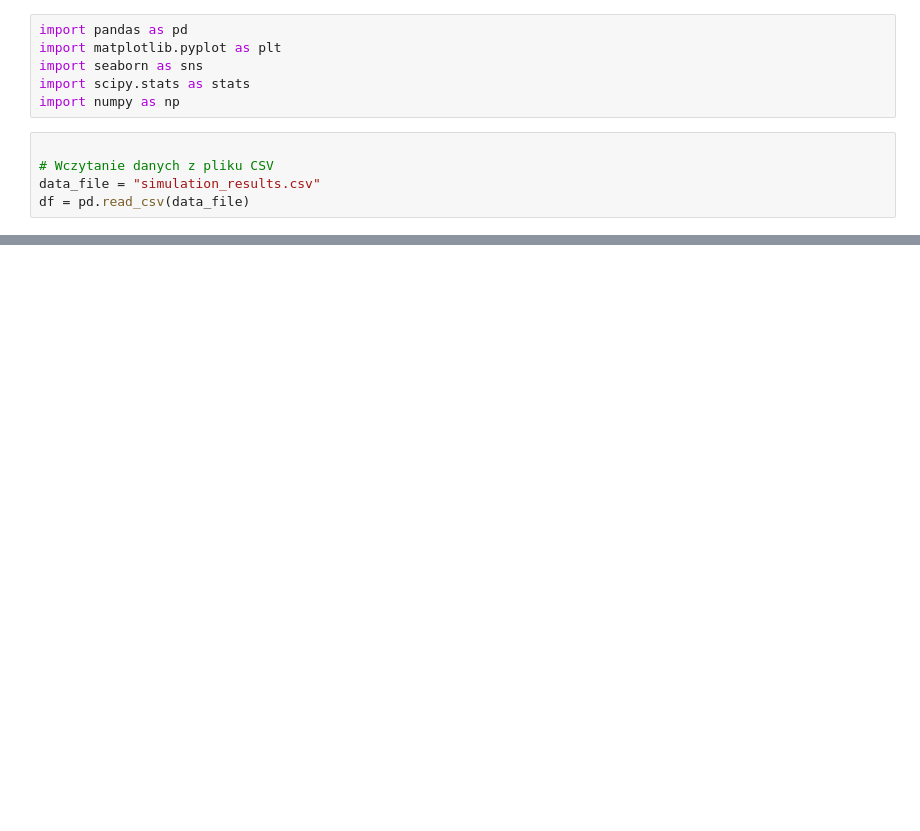
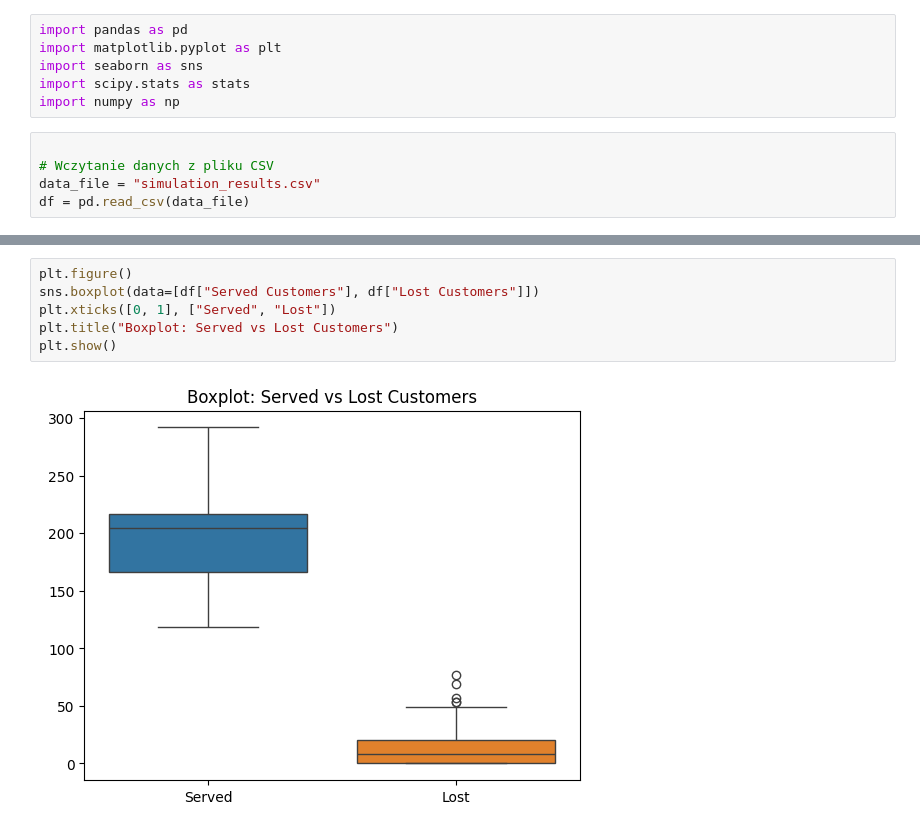
Before and after one commit to P3T3R3/Statistics-and-mass-service-theory, a Jupyter notebook: simulation_statistics.ipynb, the cells around one changed output, grey strips where cells are left out. Cells and saved outputs as stored; diff of their text form; blank space fills up the shorter version.

```diff
--- a/simulation_statistics.ipynb
+++ b/simulation_statistics.ipynb
@@ -103 +121,9 @@ t-stat=19.3837, p=0.0000
   Odrzucamy hipotezę zerową - różnice są istotne statystycznie.
+# %%
+plt.figure()
+sns.boxplot(data=[df["Served Customers"], df["Lost Customers"]])
+plt.xticks([0, 1], ["Served", "Lost"])
+plt.title("Boxplot: Served vs Lost Customers")
+plt.show()
+# %% [output]
+[figure, added]
```
Also changed, not shown: parts of 12 cells of this notebook, 8 other files.
